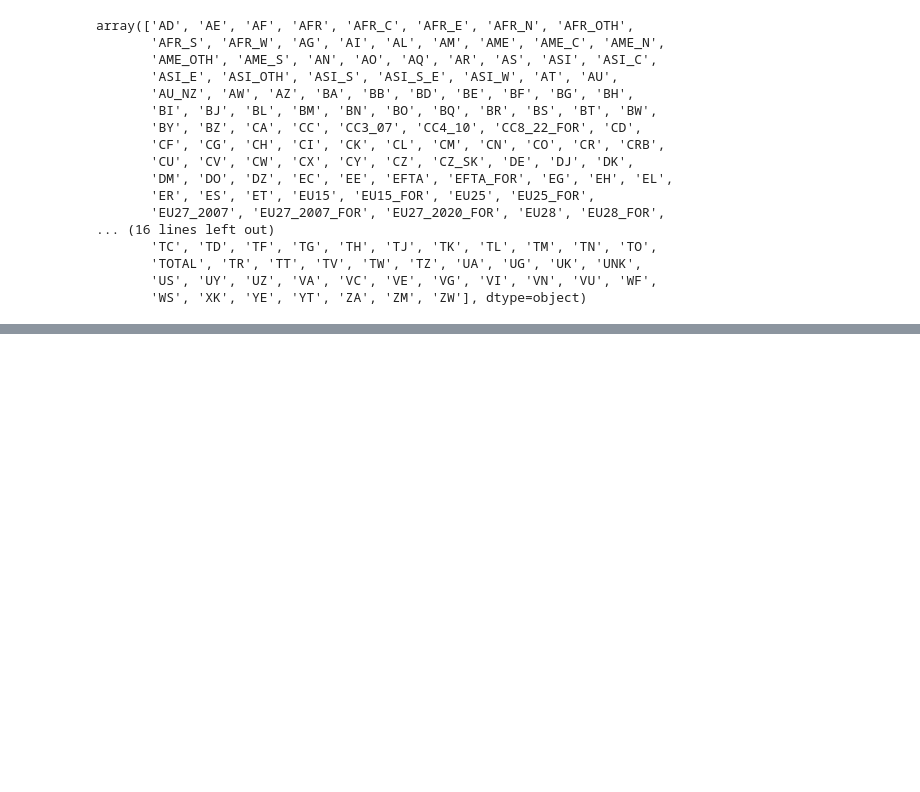
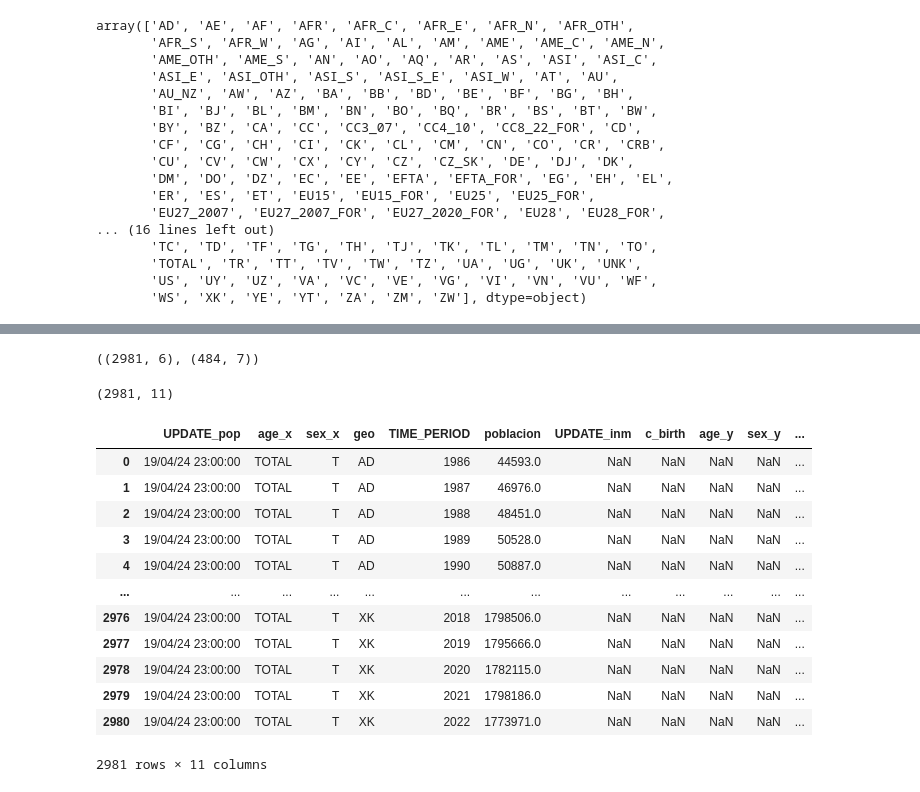
Before and after one commit to Gbau11/Inmigracion, a Jupyter notebook: code/Inmigracion.ipynb, the cells around one changed output, grey strips where cells are left out. Drawn from its saved outputs; the diff is of its cells as text; code cells hidden in the pictures; blank space fills up the shorter version.

```diff
--- a/code/Inmigracion.ipynb
+++ b/code/Inmigracion.ipynb
@@ -210,0 +106,2 @@ DE_2022['OBS_VALUE'].sum()
+# %%
+pop = pop.drop(columns=['freq','OBS_FLAG','DATAFLOW','freq','unit'])
@@ -210,0 +112,4 @@ DE_2022['OBS_VALUE'].sum()
+# %%
+total_pop.shape, TOTALES.shape
+# %% [output]
+((2981, 6), (484, 7))
@@ -210,0 +118,20 @@ DE_2022['OBS_VALUE'].sum()
+# %%
+total.shape
+# %% [output]
+(2981, 11)
+# %%
+total
+# %% [output]
+|  | UPDATE_pop | age_x | sex_x | geo | TIME_PERIOD | poblacion | UPDATE_inm | c_birth | age_y | sex_y | ... |
+| 0 | 19/04/24 23:00:00 | TOTAL | T | AD | 1986 | 44593.0 | NaN | NaN | NaN | NaN | ... |
+| 1 | 19/04/24 23:00:00 | TOTAL | T | AD | 1987 | 46976.0 | NaN | NaN | NaN | NaN | ... |
+| 2 | 19/04/24 23:00:00 | TOTAL | T | AD | 1988 | 48451.0 | NaN | NaN | NaN | NaN | ... |
+| 3 | 19/04/24 23:00:00 | TOTAL | T | AD | 1989 | 50528.0 | NaN | NaN | NaN | NaN | ... |
+| 4 | 19/04/24 23:00:00 | TOTAL | T | AD | 1990 | 50887.0 | NaN | NaN | NaN | NaN | ... |
+| ... | ... | ... | ... | ... | ... | ... | ... | ... | ... | ... | ... |
+| 2976 | 19/04/24 23:00:00 | TOTAL | T | XK | 2018 | 1798506.0 | NaN | NaN | NaN | NaN | ... |
+| 2977 | 19/04/24 23:00:00 | TOTAL | T | XK | 2019 | 1795666.0 | NaN | NaN | NaN | NaN | ... |
+| 2978 | 19/04/24 23:00:00 | TOTAL | T | XK | 2020 | 1782115.0 | NaN | NaN | NaN | NaN | ... |
+| 2979 | 19/04/24 23:00:00 | TOTAL | T | XK | 2021 | 1798186.0 | NaN | NaN | NaN | NaN | ... |
+| 2980 | 19/04/24 23:00:00 | TOTAL | T | XK | 2022 | 1773971.0 | NaN | NaN | NaN | NaN | ... |
+2981 rows × 11 columns
```
Also changed, not shown: parts of 21 cells of this notebook, 1 other file.
